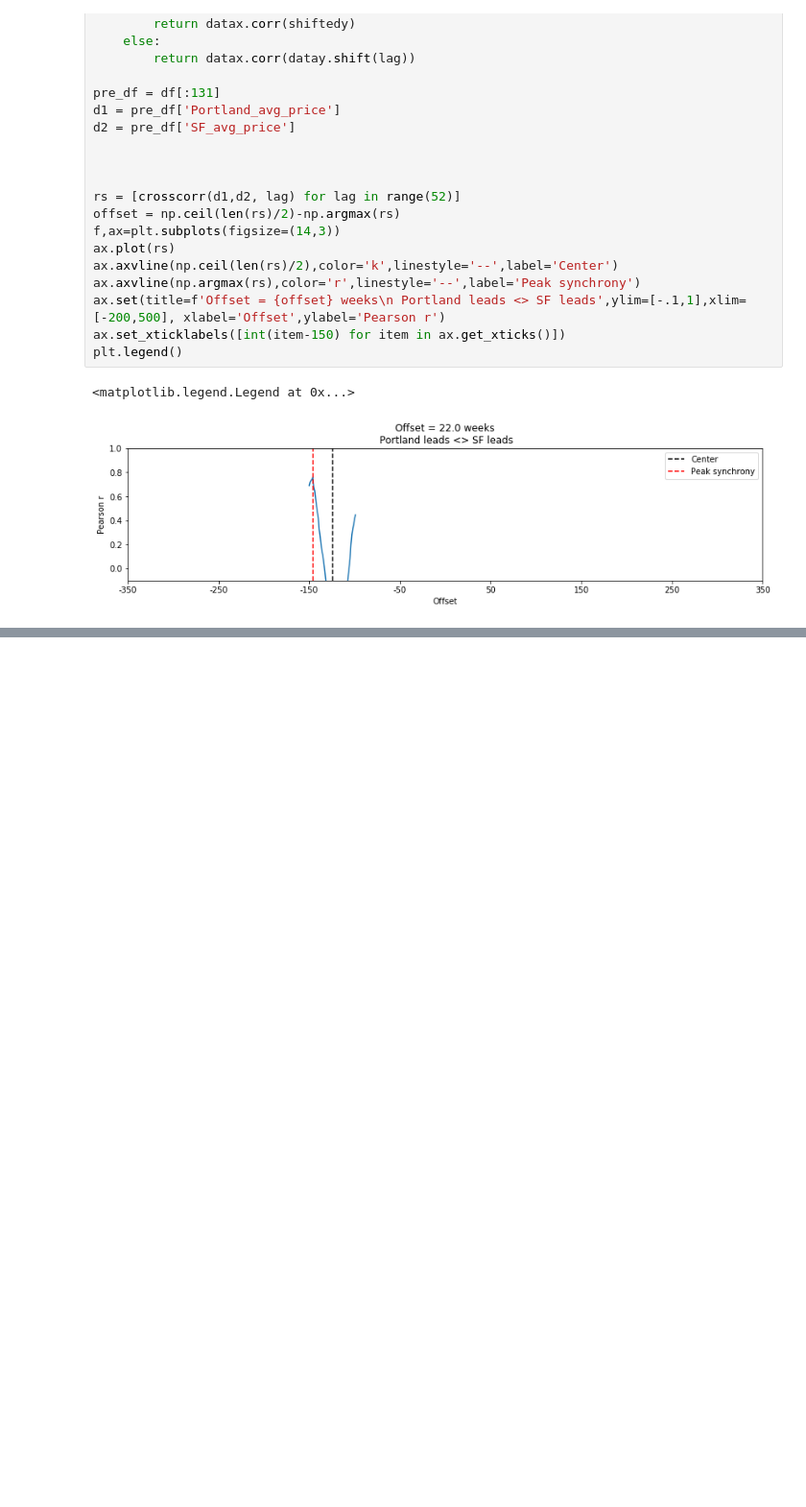
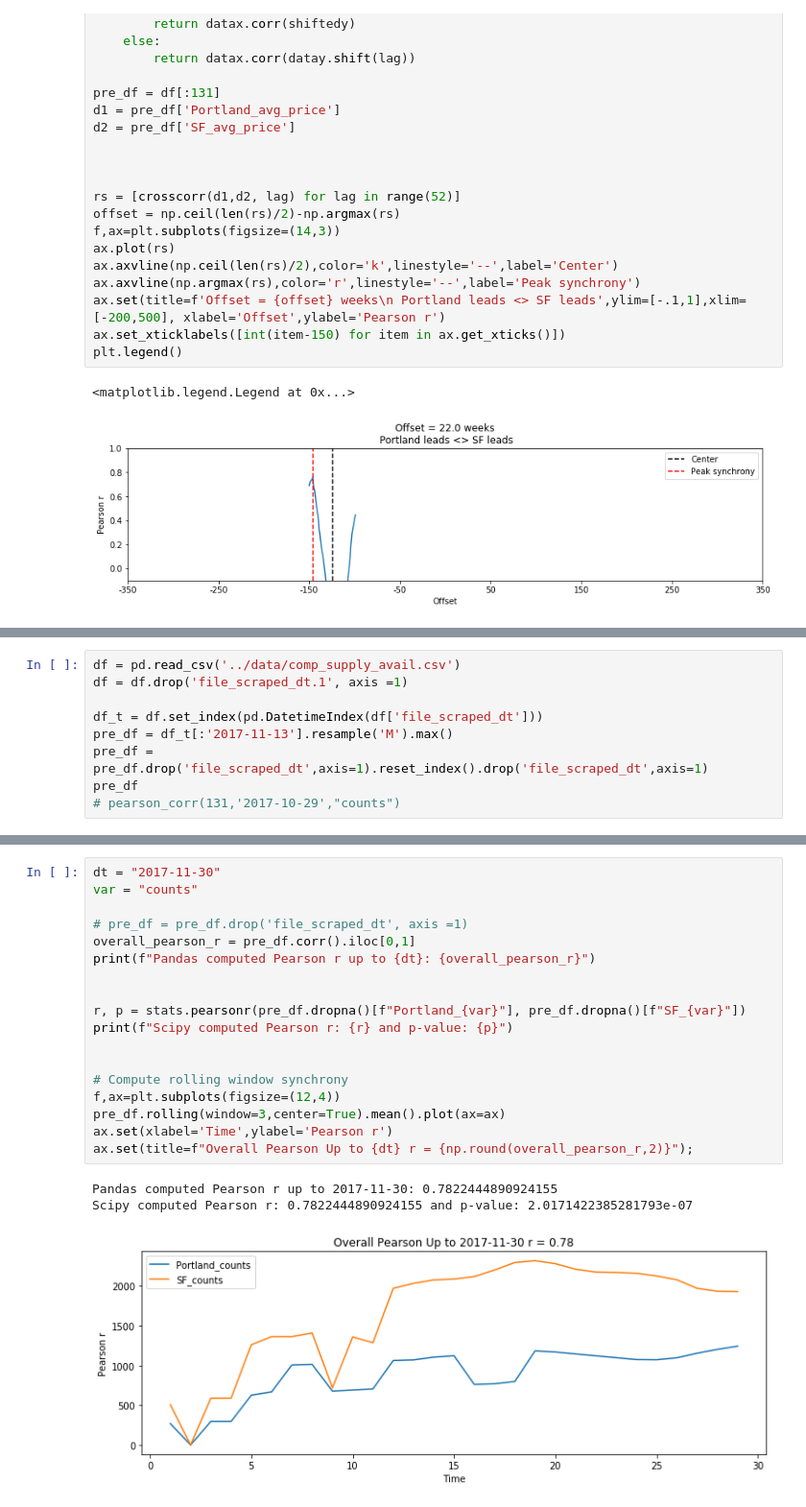
Before and after one commit to karensheng/Airbnb_Regulation, a Jupyter notebook: notebooks/Correlations between time series.ipynb, the cells around one changed output, grey strips where cells are left out. Shown: that part at 96% size. Cells and saved outputs as stored; diff of their text form; blank space fills up the shorter version.

```diff
--- a/notebooks/Correlations between time series.ipynb
+++ b/notebooks/Correlations between time series.ipynb
@@ -129,0 +103,9 @@ ModuleNotFoundError: No module named 'dtaidistance'
+# %%
+df = pd.read_csv('../data/comp_supply_avail.csv')
+df = df.drop('file_scraped_dt.1', axis =1)
+
+df_t = df.set_index(pd.DatetimeIndex(df['file_scraped_dt']))
+pre_df = df_t[:'2017-11-13'].resample('M').max()
+pre_df = pre_df.drop('file_scraped_dt',axis=1).reset_index().drop('file_scraped_dt',axis=1)
+pre_df
+# pearson_corr(131,'2017-10-29',"counts")
@@ -129,0 +130,22 @@ ModuleNotFoundError: No module named 'dtaidistance'
+# %%
+dt = "2017-11-30"
+var = "counts"
+
+# pre_df = pre_df.drop('file_scraped_dt', axis =1)
+overall_pearson_r = pre_df.corr().iloc[0,1]
+print(f"Pandas computed Pearson r up to {dt}: {overall_pearson_r}")
+
+
+r, p = stats.pearsonr(pre_df.dropna()[f"Portland_{var}"], pre_df.dropna()[f"SF_{var}"])
+print(f"Scipy computed Pearson r: {r} and p-value: {p}")
+
+
+# Compute rolling window synchrony
+f,ax=plt.subplots(figsize=(12,4))
+pre_df.rolling(window=3,center=True).mean().plot(ax=ax)
+ax.set(xlabel='Time',ylabel='Pearson r')
+ax.set(title=f"Overall Pearson Up to {dt} r = {np.round(overall_pearson_r,2)}");
+# %% [output]
+Pandas computed Pearson r up to 2017-11-30: 0.7822444890924155
+Scipy computed Pearson r: 0.7822444890924155 and p-value: 2.0171422385281793e-07
+[figure, added]
```
Also changed, not shown: parts of 10 cells of this notebook, 2 other files.
